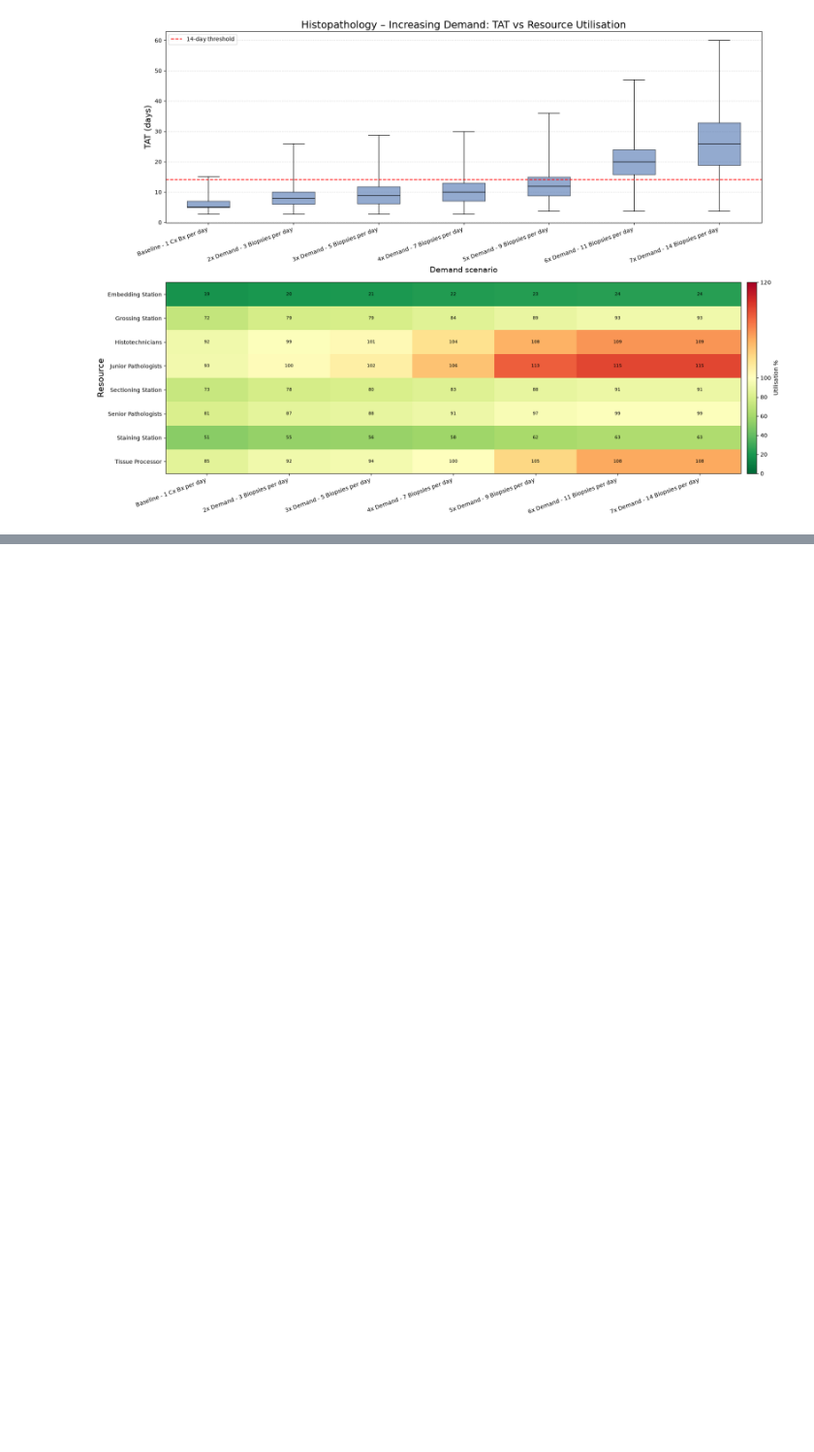
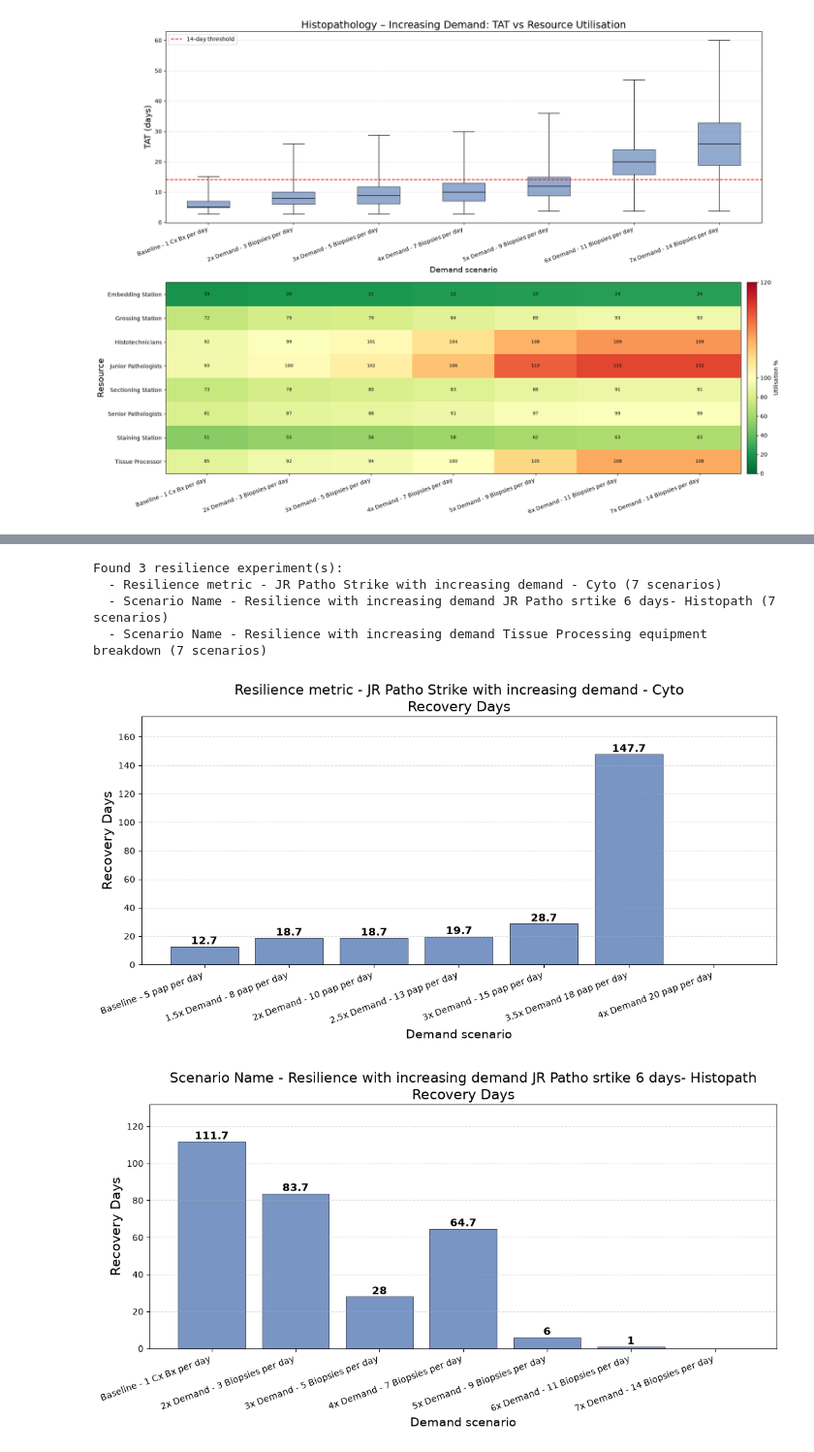
Before and after one commit to Ox-AIIMSBhopal-CaCx-Sim/real_world_sim, a Jupyter notebook: notebooks/experiments.ipynb, the cells around one changed output, grey strips where cells are left out. Shown at 97% size. Saved outputs shown, nothing was run; the diff lists cells and outputs as text; code cells hidden in the pictures; blank space fills up the shorter version.

```diff
--- a/notebooks/experiments.ipynb
+++ b/notebooks/experiments.ipynb
@@ -274,0 +319,64 @@ for pname, tat_title, ublocks, threshold in pairs:
+# %%
+resilience = [
+    (title, block)
+    for title, block in experiments
+    if block["Recovery Days"].notna().any()
+]
+
+print(f"Found {len(resilience)} resilience experiment(s):")
+for title, block in resilience:
+    print(f"  - {title} ({len(block)} scenarios)")
+
+for title, block in resilience:
+    labels = block[LABEL_COL].astype(str).str.strip().tolist()
+    recovery = block["Recovery Days"].to_numpy(dtype=float)
+
+    finite = recovery[np.isfinite(recovery)]
+    max_finite = float(np.max(finite)) if len(finite) else 10.0
+    display_heights = np.where(np.isinf(recovery), max_finite * 1.25, recovery)
+    display_heights = np.nan_to_num(display_heights, nan=0.0)
+
+    fig, ax = plt.subplots(figsize=(max(10, 1.6 * len(labels)), 6))
+    bars = ax.bar(
+        range(len(labels)),
+        display_heights,
+        color="#4C72B0",
+        alpha=0.75,
+        edgecolor="black",
+        linewidth=0.6,
+    )
+
+    for bar, v in zip(bars, recovery):
+        if np.isinf(v):
+            bar.set_hatch("//")
+            bar.set_facecolor("#c44e52")
+            bar.set_alpha(0.85)
+
+    for bar, v in zip(bars, recovery):
+        ax.text(
+            bar.get_x() + bar.get_width() / 2,
+            bar.get_height(),
+            format_recovery(v),
+            ha="center",
+            va="bottom",
+            fontsize=12,
+            fontweight="bold",
+            color="#c44e52" if np.isinf(v) else "black",
+        )
+
+    ax.set_xticks(range(len(labels)))
+    ax.set_xticklabels(labels, rotation=20, ha="right")
+    ax.set_ylabel("Recovery Days", fontsize=15)
+    ax.set_xlabel("Demand scenario", fontsize=14)
+    ax.set_title(f"{title}\nRecovery Days", fontsize=16)
+    ax.set_ylim(0, max(display_heights) * 1.18)
+    ax.grid(axis="y", linestyle="--", alpha=0.4)
+    plt.tight_layout()
+    plt.show()
+# %% [output]
+Found 3 resilience experiment(s):
+  - Resilience metric - JR Patho Strike with increasing demand - Cyto (7 scenarios)
+  - Scenario Name - Resilience with increasing demand JR Patho srtike 6 days- Histopath (7 scenarios)
+  - Scenario Name - Resilience with increasing demand Tissue Processing equipment breakdown (7 scenarios)
+[figure, added]
+[figure, added]
```
Also changed, not shown: parts of 16 cells of this notebook, 1 other file.
